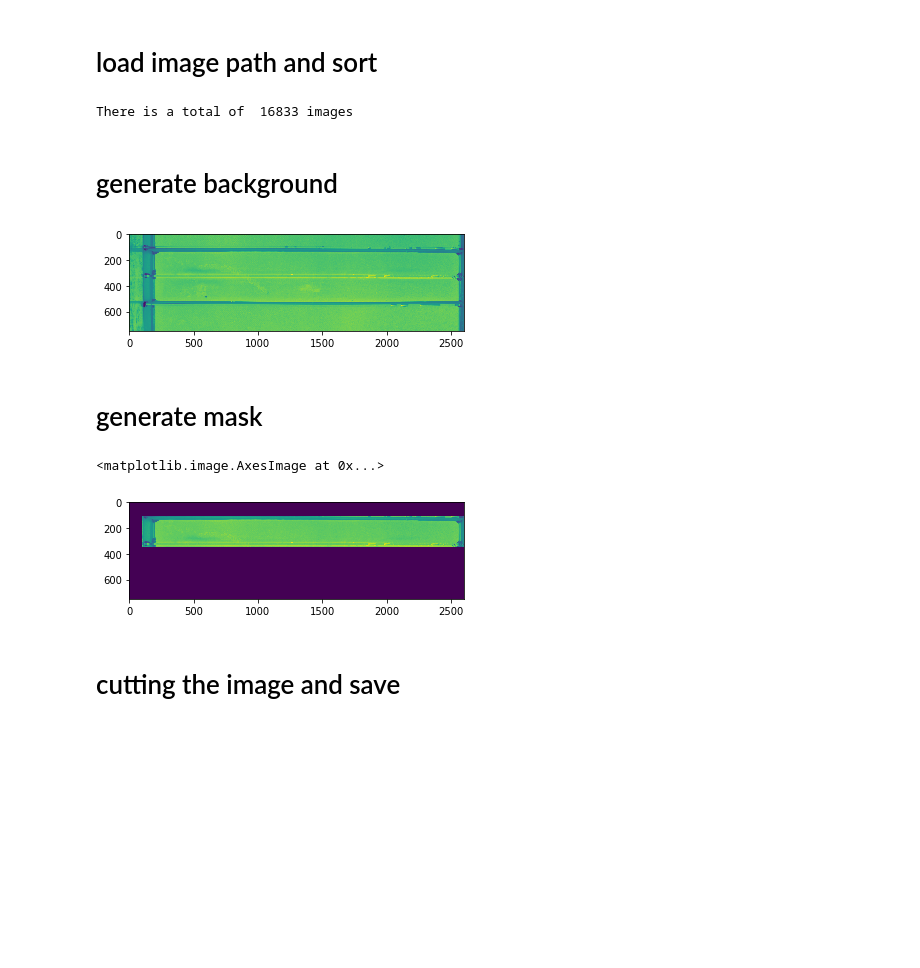
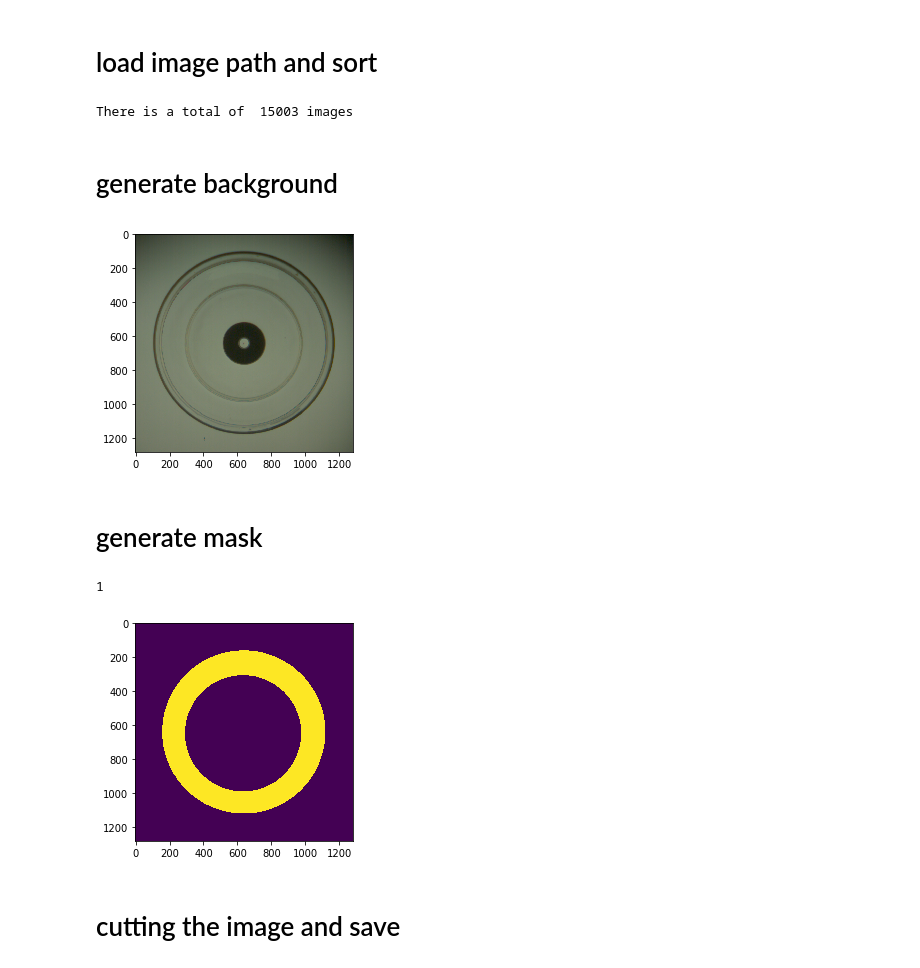
Before and after one commit to isis0517/ZippedFish, a Jupyter notebook: compress_alpha.ipynb, the cells around one changed output. Drawn from its saved outputs; the diff is of its cells as text; code cells hidden in the pictures; blank space fills up the shorter version.

```diff
--- a/compress_alpha.ipynb
+++ b/compress_alpha.ipynb
@@ -270,7 +270,7 @@ def optimizer(imgs, background, inner_mask, outer_mask, size=100, op_lost = 1, t
 
     print("op_time : ", time.time()-start)
 
-    return op_size + int(np.cbrt(ori_std))
+    return int(op_size*1.1)
 # %%
 """def optimizer(imgs, background, inner_mask, outer_mask, size=100, op_lost = 1):
 
@@ -540,9 +601,9 @@ class BG_tiff:
 #指定路徑(絕對路徑)
 #path = "/home/isis0517/Documents/data/compress/HMMTest_01/"
 #savepath = "/home/isis0517/Documents/data/compress/HMMTest_01_com"
-path = "/home/isis0517/Documents/data/compress/1.m2w2-10nit-1.8cm/"
+#path = "/home/isis0517/Documents/data/compress/1.m2w2-10nit-1.8cm/"
 savepath = "/home/isis0517/Documents/data/compress/1.m2w2-10nit-1.8cm_com"
-
+path = "/home/isis0517/Documents/20200701b"
 
 if not os.path.isdir(savepath):
     os.mkdir(savepath)
@@ -573,20 +634,22 @@ flist = []
 for filename in tiflist:
     flist.append(os.path.join(path, filename))
 # %% [output]
-There is a total of  16833 images
+There is a total of  15003 images
 # %% [markdown]
 # generate background
 # %%
-back = BG_tiff(flist)
+back = BG_tiff(flist, nbckgnd=500)
 plt.imshow(back.cbackground)
 plt.show()
 tiff.imwrite(os.path.join(savepath, "background.tiff"), back.cbackground)
 background = back.background
 # %% [output]
-[figure, old version]
+[figure, new version]
 # %% [markdown]
 # generate mask
 # %%
+
+
 inner_mask = np.zeros(background.shape)
 inner_mask[110:350,100:] = 200
 inner_mask = inner_mask>100
@@ -597,10 +660,11 @@ outer_mask = outer_mask>100
 
 #inner_mask = back.gen_cirmask(2)
 #outer_mask = back.gen_cirmask(0)
-plt.imshow(background*inner_mask)
+plt.imshow(back.gen_cirmask(1))
+print(back.auto_mask())
 # %% [output]
-<matplotlib.image.AxesImage at 0x...>
+1
-[figure, old version]
+[figure, new version]
 # %% [markdown]
 # cutting the image and save
 # %%
```
Also changed, not shown: parts of 7 cells of this notebook, 1 other file.
